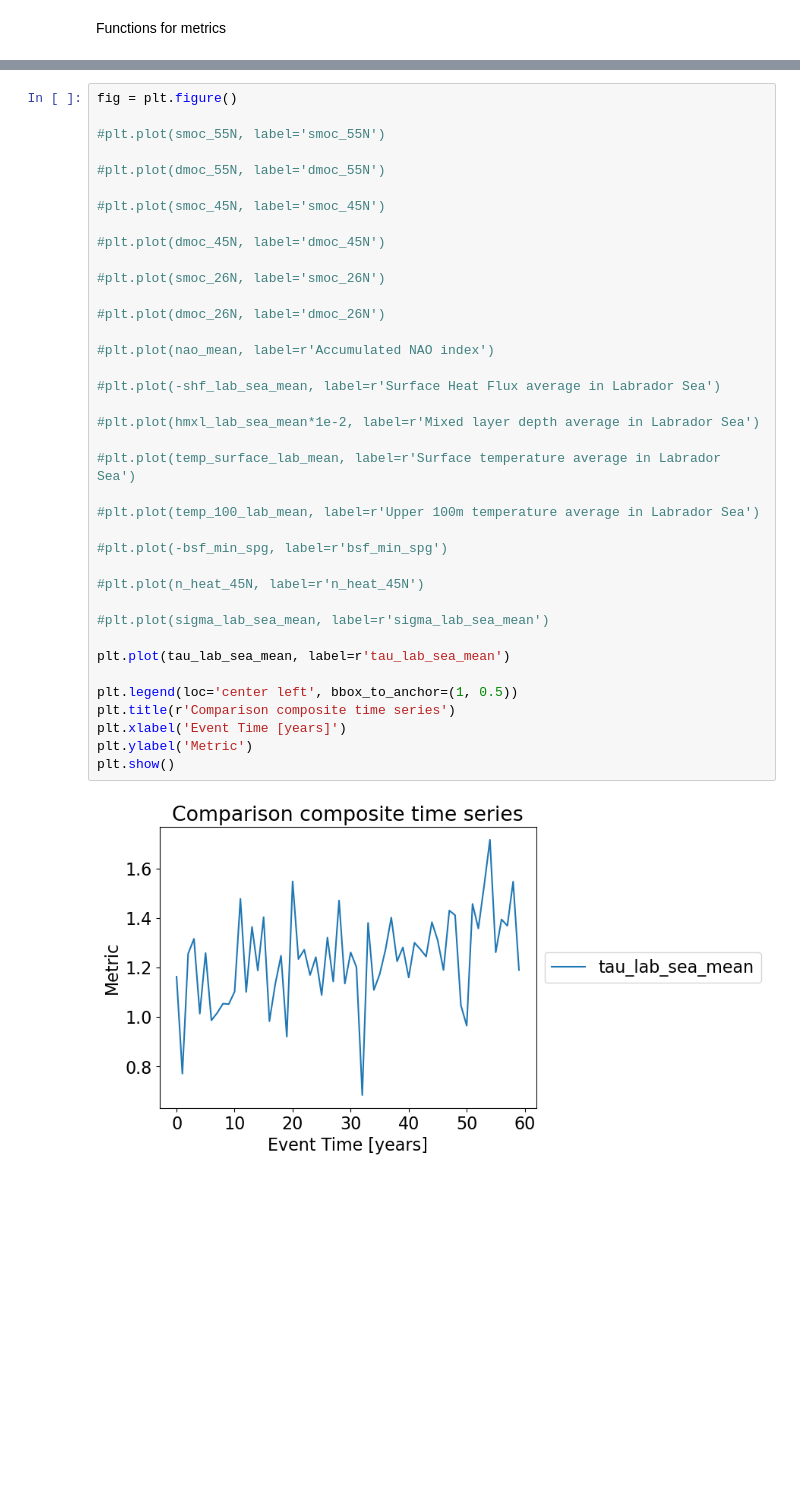
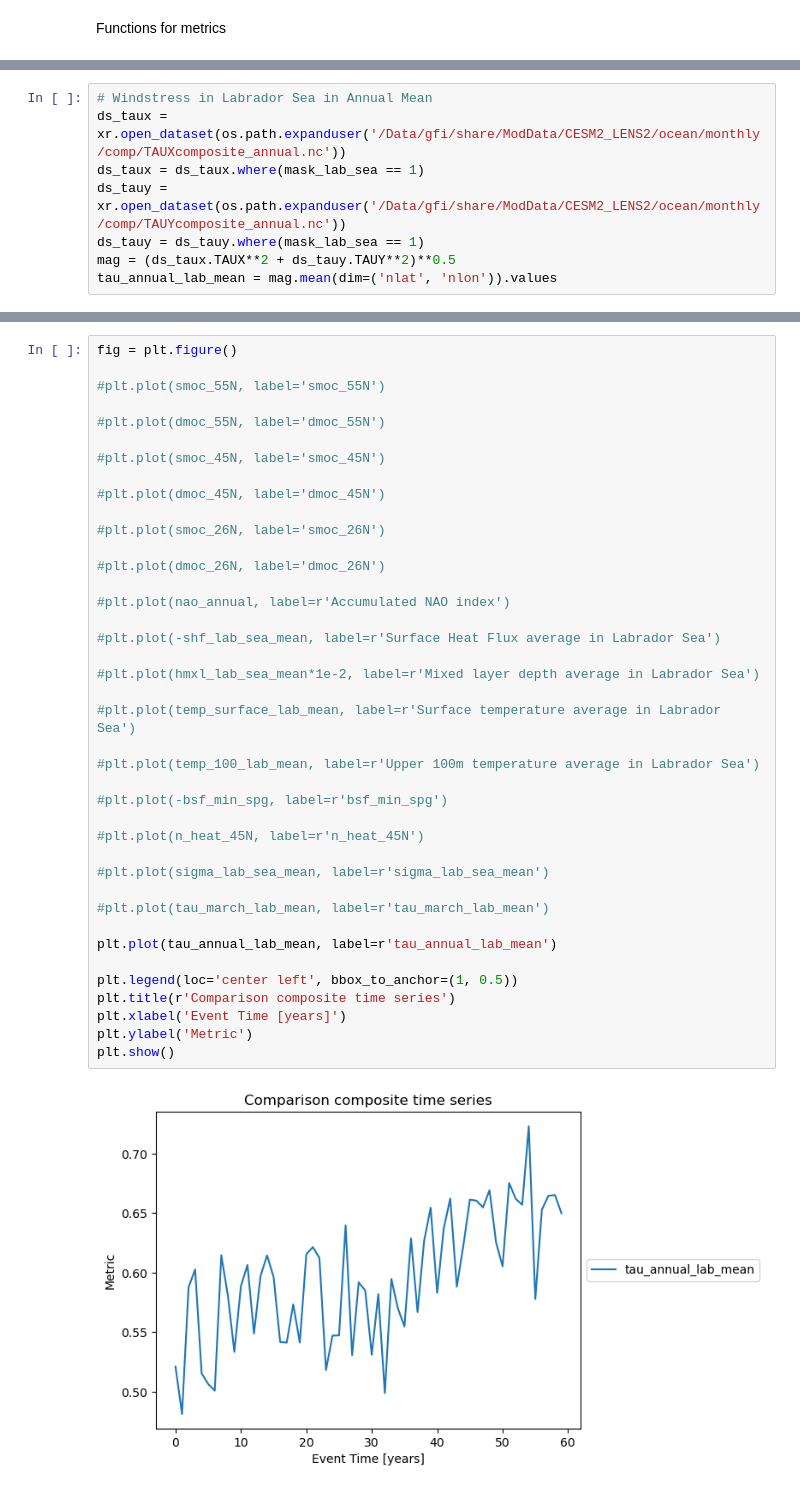
Before and after one commit to inagler/current, a Jupyter notebook: Compare_metrics_composites.ipynb, the cells around one changed output, grey strips where cells are left out. Cells and saved outputs as stored; diff of their text form; blank space fills up the shorter version.

Commit message:
making figures for paper

```diff
--- a/Compare_metrics_composites.ipynb
+++ b/Compare_metrics_composites.ipynb
@@ -136,0 +131,8 @@ plt.ylim(320,370)
+# %%
+# Windstress in Labrador Sea in Annual Mean
+ds_taux = xr.open_dataset(os.path.expanduser('/Data/gfi/share/ModData/CESM2_LENS2/ocean/monthly/comp/TAUXcomposite_annual.nc'))
+ds_taux = ds_taux.where(mask_lab_sea == 1)
+ds_tauy = xr.open_dataset(os.path.expanduser('/Data/gfi/share/ModData/CESM2_LENS2/ocean/monthly/comp/TAUYcomposite_annual.nc'))
+ds_tauy = ds_tauy.where(mask_lab_sea == 1)
+mag = (ds_taux.TAUX**2 + ds_tauy.TAUY**2)**0.5
+tau_annual_lab_mean = mag.mean(dim=('nlat', 'nlon')).values
@@ -146,33 +215,35 @@ fig = plt.figure()
 #plt.plot(smoc_45N, label='smoc_45N')
 
 #plt.plot(dmoc_45N, label='dmoc_45N')
 
 #plt.plot(smoc_26N, label='smoc_26N')
 
 #plt.plot(dmoc_26N, label='dmoc_26N')
 
-#plt.plot(nao_mean, label=r'Accumulated NAO index')
+#plt.plot(nao_annual, label=r'Accumulated NAO index')
 
 #plt.plot(-shf_lab_sea_mean, label=r'Surface Heat Flux average in Labrador Sea')
 
 #plt.plot(hmxl_lab_sea_mean*1e-2, label=r'Mixed layer depth average in Labrador Sea')
 
 #plt.plot(temp_surface_lab_mean, label=r'Surface temperature average in Labrador Sea')
 
 #plt.plot(temp_100_lab_mean, label=r'Upper 100m temperature average in Labrador Sea')
 
 #plt.plot(-bsf_min_spg, label=r'bsf_min_spg')
 
 #plt.plot(n_heat_45N, label=r'n_heat_45N')
 
 #plt.plot(sigma_lab_sea_mean, label=r'sigma_lab_sea_mean')
 
-plt.plot(tau_lab_sea_mean, label=r'tau_lab_sea_mean')
+#plt.plot(tau_march_lab_mean, label=r'tau_march_lab_mean')
+
+plt.plot(tau_annual_lab_mean, label=r'tau_annual_lab_mean')
 
 plt.legend(loc='center left', bbox_to_anchor=(1, 0.5))
 plt.title(r'Comparison composite time series')
 plt.xlabel('Event Time [years]')
 plt.ylabel('Metric')
 plt.show()
 # %% [output]
-[figure, old version]
+[figure, new version]
```
Also changed, not shown: parts of 21 cells of this notebook, 22 other files.
